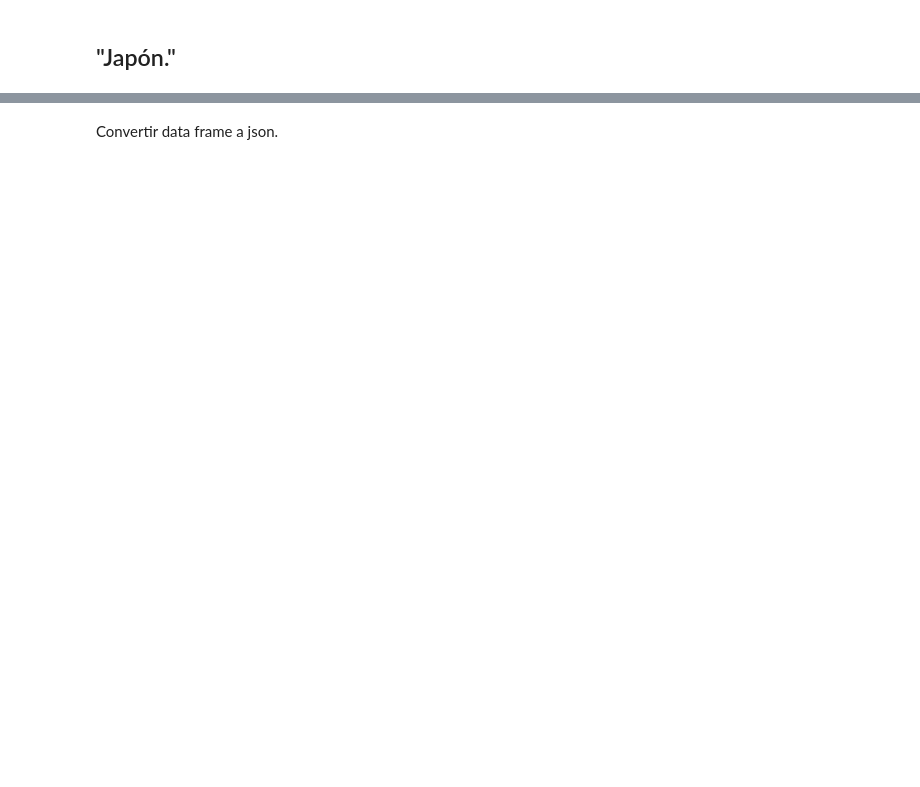
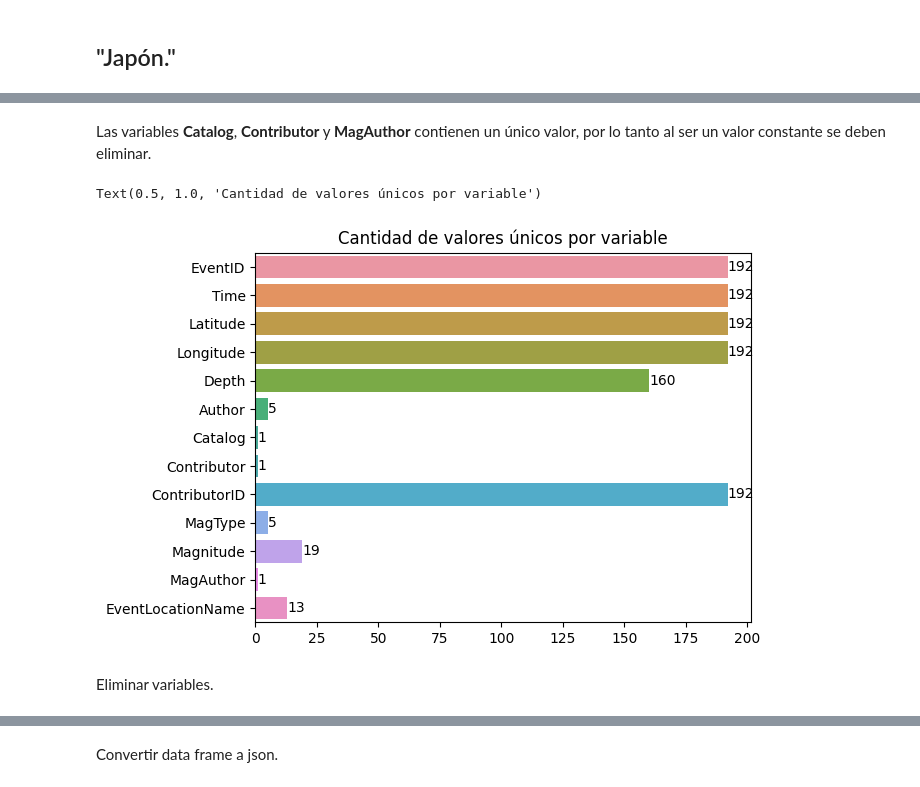
Before and after one commit to Mezgo/Quake-Alert, a Jupyter notebook: etl/Analisis de los Datos(ETL-EDA).ipynb, the cells around one changed output, grey strips where cells are left out. Saved outputs shown, nothing was run; the diff lists cells and outputs as text; code cells hidden in the pictures; blank space fills up the shorter version.

```diff
--- a/etl/Analisis de los Datos(ETL-EDA).ipynb
+++ b/etl/Analisis de los Datos(ETL-EDA).ipynb
@@ -26,0 +104,14 @@ japon.head()
+# %% [markdown]
+Las variables __Catalog__, __Contributor__ y __MagAuthor__ contienen un único valor, por lo tanto al ser un valor constante se deben eliminar.
+# %%
+def valor_unico(pais):
+    ax = sns.barplot(x = pais.nunique().values, y = pais.columns)
+    ax.bar_label(ax.containers[0])
+    return plt.title('Cantidad de valores únicos por variable')
+
+valor_unico(japon)
+# %% [output]
+Text(0.5, 1.0, 'Cantidad de valores únicos por variable')
+[figure, added]
+# %% [markdown]
+Eliminar variables.
```
Also changed, not shown: parts of 22 cells of this notebook.
